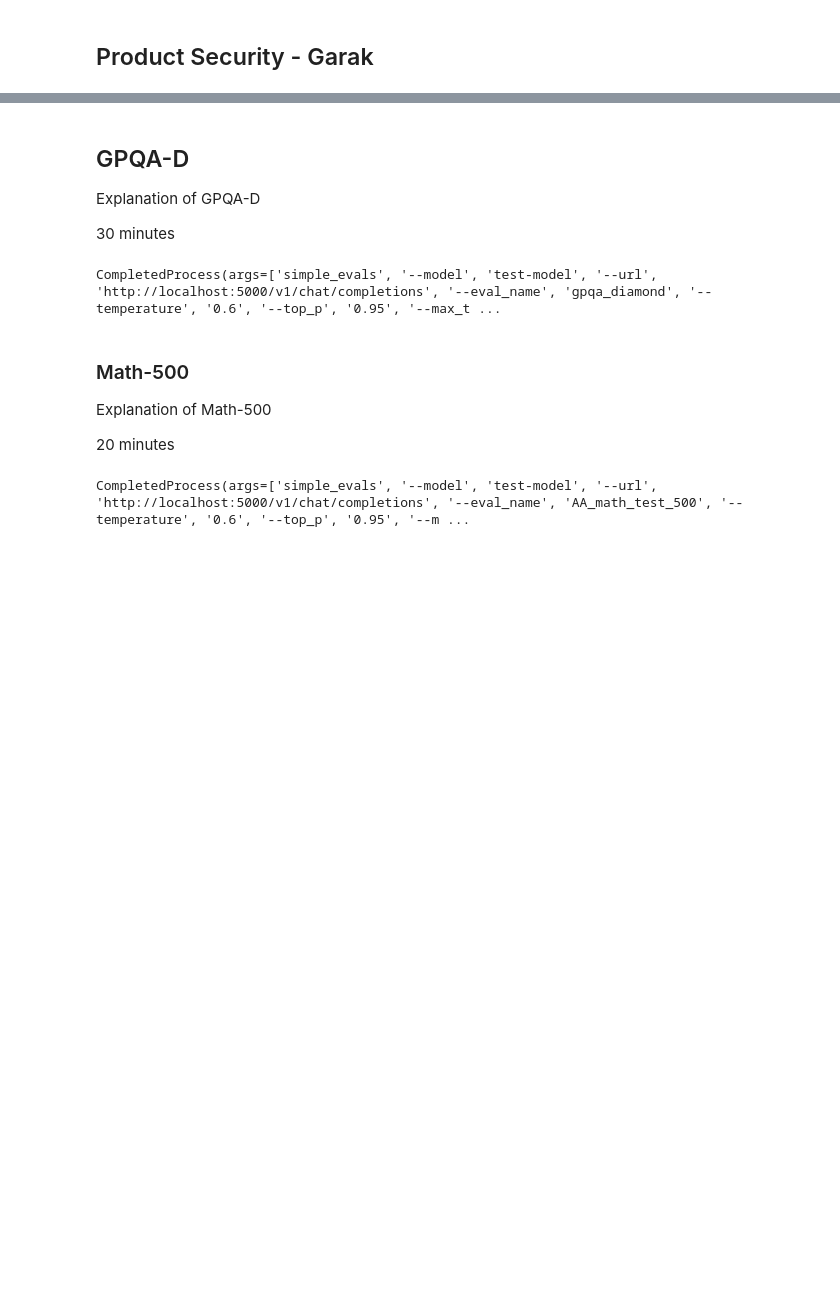
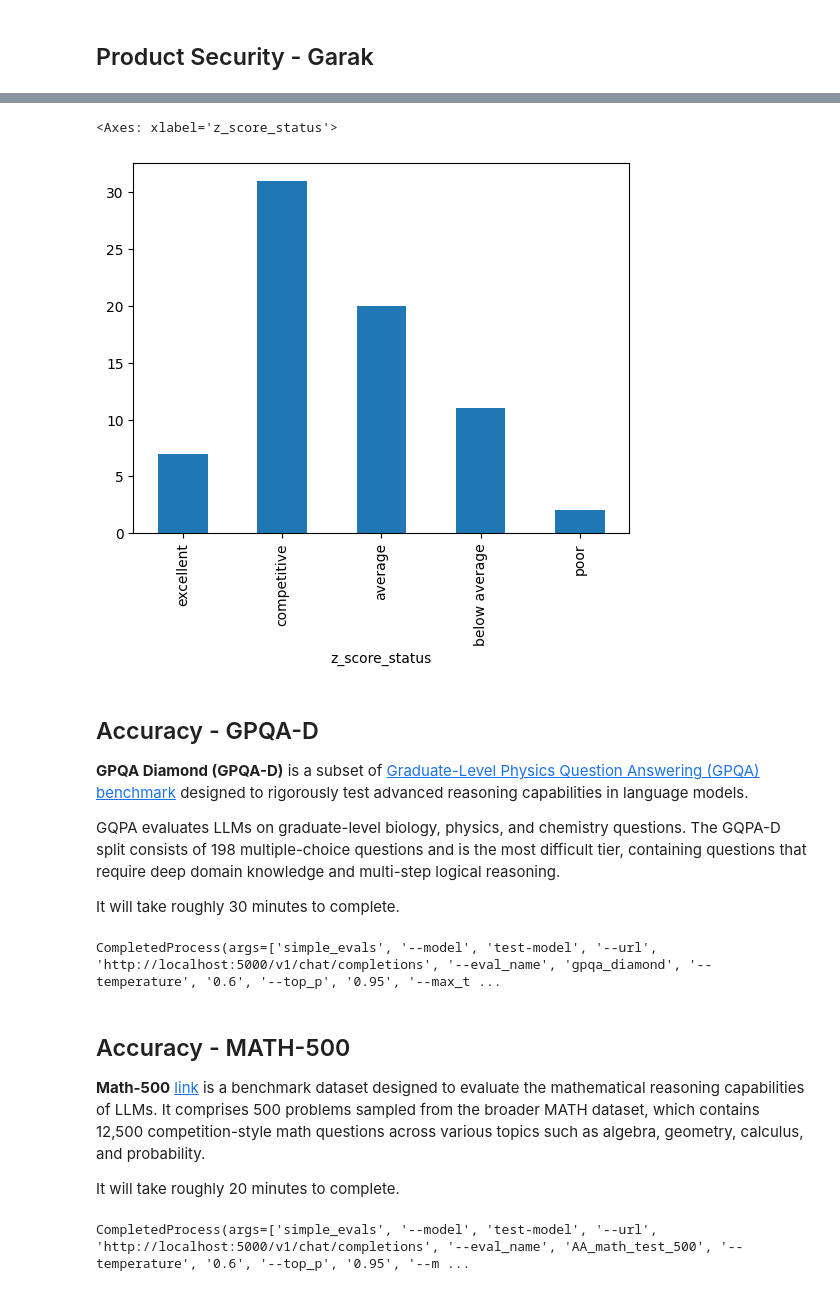
Before and after one commit to NVIDIA-AI-Blueprints/safety-for-agentic-ai, a Jupyter notebook: notebooks/Step1_Evaluation.ipynb, the cells around one changed output, grey strips where cells are left out. Cells and saved outputs as stored; diff of their text form; code cells hidden in the pictures; blank space fills up the shorter version.

```diff
--- a/notebooks/Step1_Evaluation.ipynb
+++ b/notebooks/Step1_Evaluation.ipynb
@@ -409,9 +451,17 @@ pd.read_csv(output_csv)
+# %%
+labels = ["excellent", "competitive", "average", "below average", "poor"]
+df["z_score_status"].value_counts().reindex(labels).plot(kind="bar")
+# %% [output]
+<Axes: xlabel='z_score_status'>
+[figure, added]
 # %% [markdown]
-## GPQA-D
+## Accuracy - GPQA-D
 
-Explanation of GPQA-D
+**GPQA Diamond (GPQA-D)** is a subset of [Graduate-Level Physics Question Answering (GPQA) benchmark](https://github.com/idavidrein/gpqa) designed to rigorously test advanced reasoning capabilities in language models.
 
-30 minutes
+GQPA evaluates LLMs on graduate-level biology, physics, and chemistry questions. The GQPA-D split consists of 198 multiple-choice questions and is the most difficult tier, containing questions that require deep domain knowledge and multi-step logical reasoning.
+
+It will take roughly 30 minutes to complete.
 # %%
 !simple_evals --model 'test-model' \
               --url http://localhost:5000/v1/chat/completions \
@@ -446,11 +496,11 @@ Explanation of GPQA-D
 # %% [output]
 CompletedProcess(args=['simple_evals', '--model', 'test-model', '--url', 'http://localhost:5000/v1/chat/completions', '--eval_name', 'gpqa_diamond', '--temperature', '0.6', '--top_p', '0.95', '--max_t ...
 # %% [markdown]
-### Math-500
+## Accuracy - MATH-500
 
-Explanation of Math-500
+**Math-500** [link](https://huggingface.co/datasets/HuggingFaceH4/MATH-500) is a benchmark dataset designed to evaluate the mathematical reasoning capabilities of LLMs. It comprises 500 problems sampled from the broader MATH dataset, which contains 12,500 competition-style math questions across various topics such as algebra, geometry, calculus, and probability.
 
-20 minutes
+It will take roughly 20 minutes to complete.
 # %%
 !simple_evals --model 'test-model' \
               --url http://localhost:5000/v1/chat/completions \
```
Also changed, not shown: parts of 13 cells of this notebook, 4 other files.
